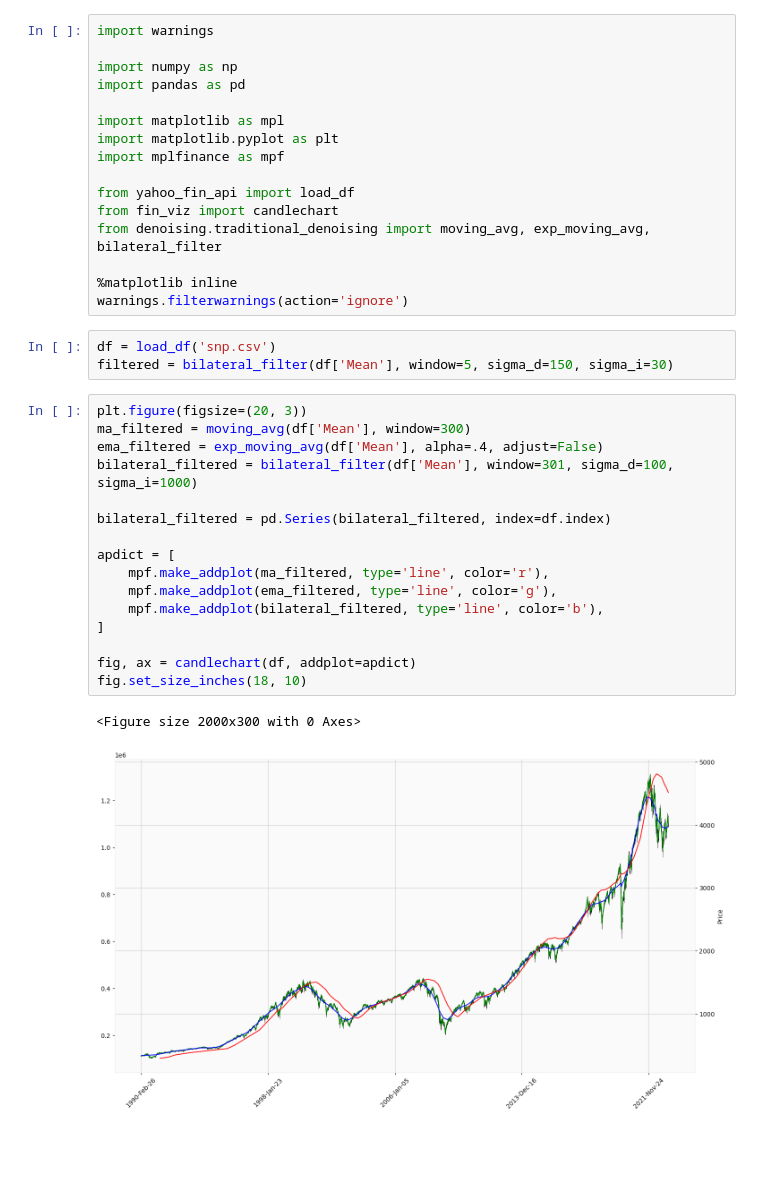
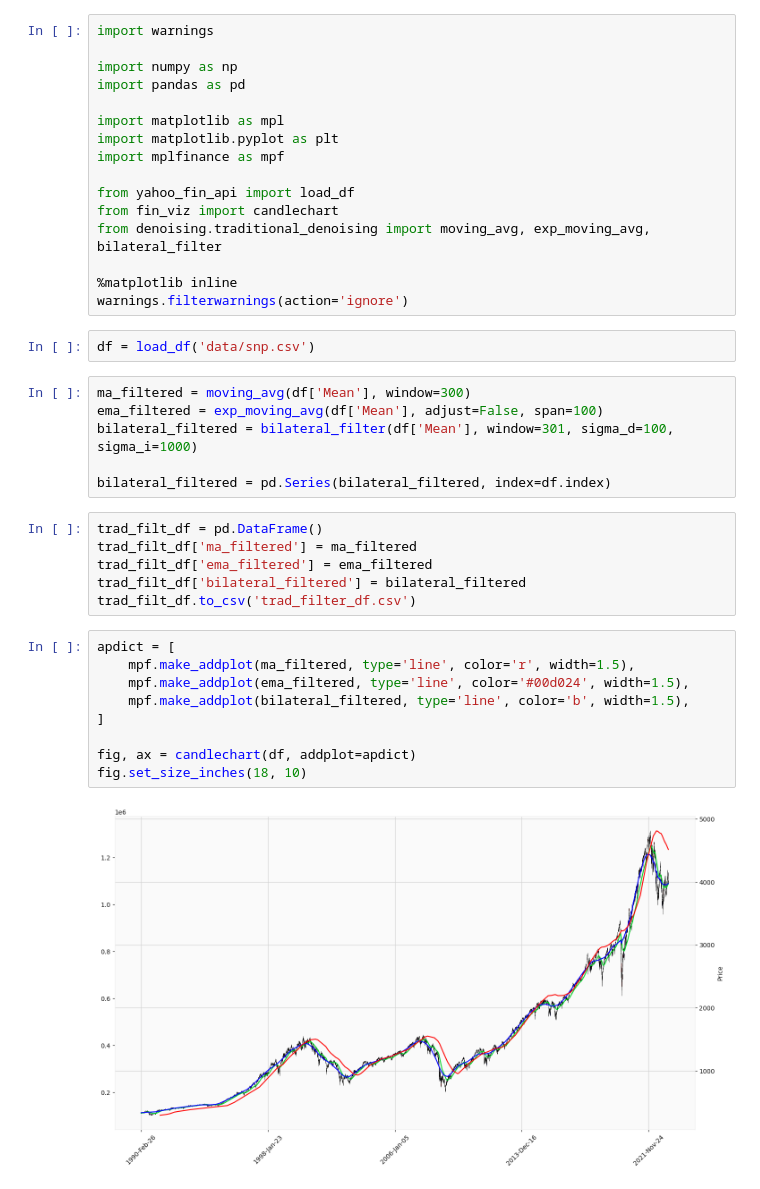
Before and after one commit to SOL1archive/Fin-Data-Denoising, a Jupyter notebook: trad-denoising.ipynb, the cells around one changed output. Cells and saved outputs as stored; diff of their text form; blank space fills up the shorter version.

Commit message:
save:trad_filter_df

```diff
--- a/trad-denoising.ipynb
+++ b/trad-denoising.ipynb
@@ -14,25 +14,28 @@ from denoising.traditional_denoising import moving_avg, exp_moving_avg, bilatera
 
 %matplotlib inline
 warnings.filterwarnings(action='ignore')
-# %%
-df = load_df('snp.csv')
-filtered = bilateral_filter(df['Mean'], window=5, sigma_d=150, sigma_i=30)
+# %%
+df = load_df('data/snp.csv')
 # %%
-plt.figure(figsize=(20, 3))
 ma_filtered = moving_avg(df['Mean'], window=300)
-ema_filtered = exp_moving_avg(df['Mean'], alpha=.4, adjust=False)
+ema_filtered = exp_moving_avg(df['Mean'], adjust=False, span=100)
 bilateral_filtered = bilateral_filter(df['Mean'], window=301, sigma_d=100, sigma_i=1000)
 
 bilateral_filtered = pd.Series(bilateral_filtered, index=df.index)
-
-apdict = [
-    mpf.make_addplot(ma_filtered, type='line', color='r'),
-    mpf.make_addplot(ema_filtered, type='line', color='g'),
-    mpf.make_addplot(bilateral_filtered, type='line', color='b'),
-]
-
-fig, ax = candlechart(df, addplot=apdict)
-fig.set_size_inches(18, 10)
-# %% [output]
-<Figure size 2000x300 with 0 Axes>
-[figure, removed]
+# %%
+trad_filt_df = pd.DataFrame()
+trad_filt_df['ma_filtered'] = ma_filtered
+trad_filt_df['ema_filtered'] = ema_filtered
+trad_filt_df['bilateral_filtered'] = bilateral_filtered
+trad_filt_df.to_csv('trad_filter_df.csv')
+# %%
+apdict = [
+    mpf.make_addplot(ma_filtered, type='line', color='r', width=1.5),
+    mpf.make_addplot(ema_filtered, type='line', color='#00d024', width=1.5),
+    mpf.make_addplot(bilateral_filtered, type='line', color='b', width=1.5),
+]
+
+fig, ax = candlechart(df, addplot=apdict)
+fig.set_size_inches(18, 10)
+# %% [output]
+[figure, added]
```
Also changed, not shown: 1 other file.
